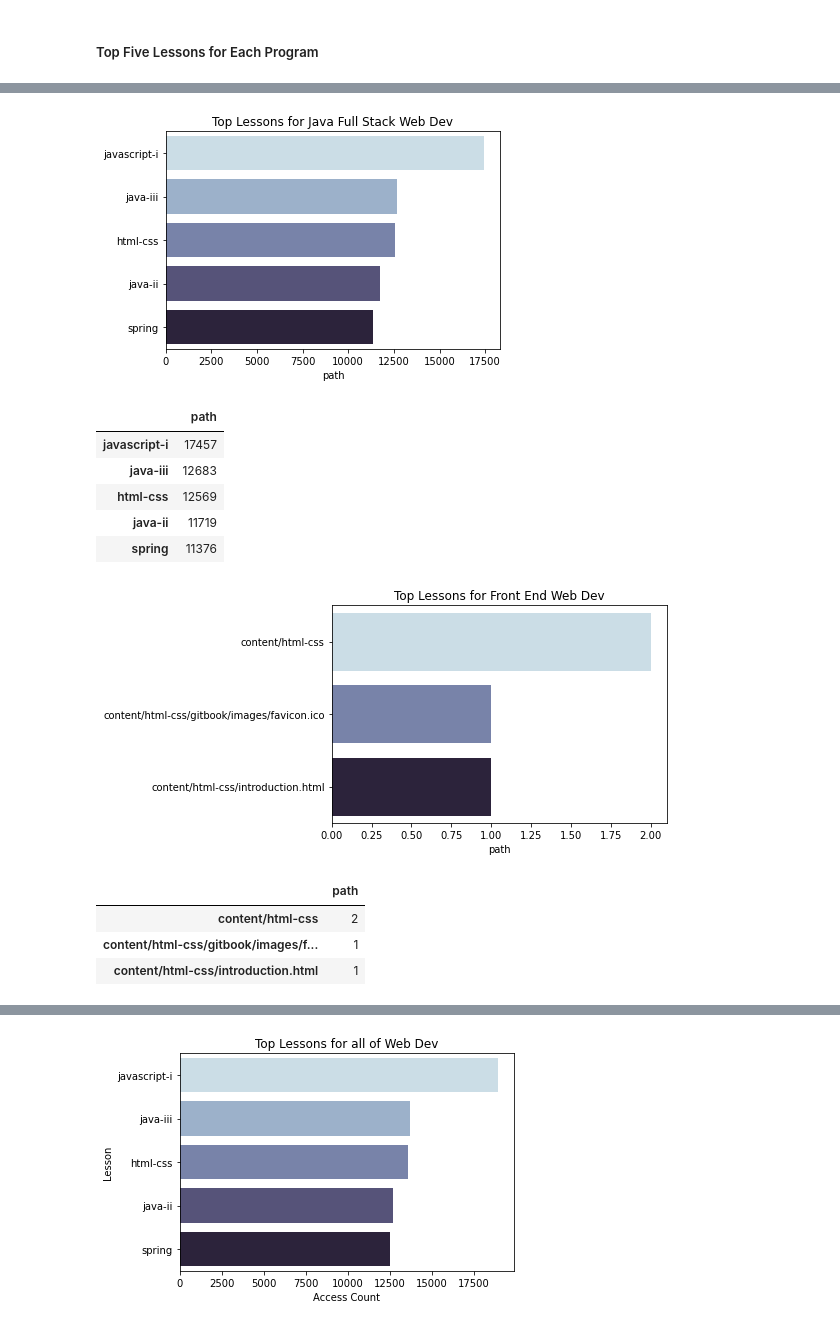
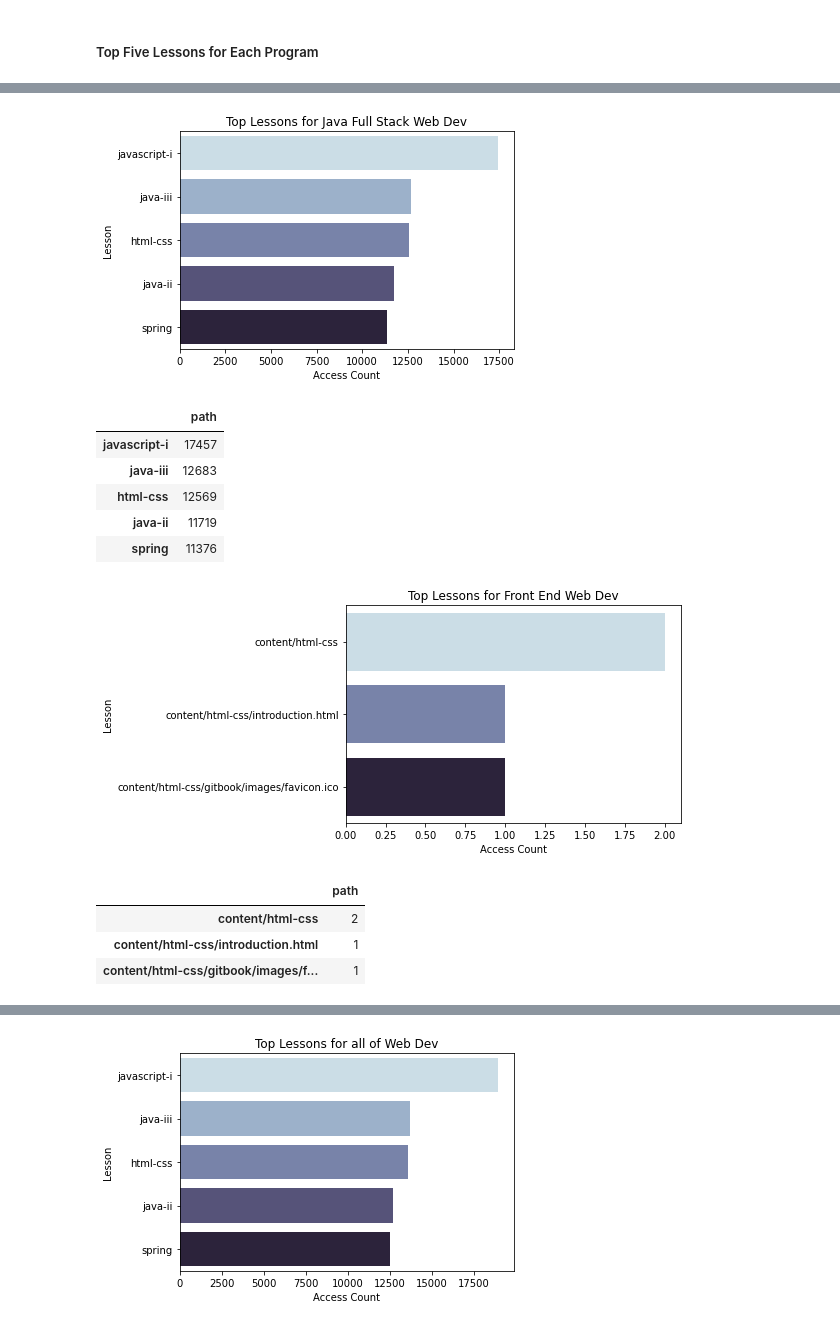
Before and after one commit to jeffakins/anomaly_detection_project, a Jupyter notebook: anomaly_detection_project.ipynb, the cells around one changed output, grey strips where cells are left out. Cells and saved outputs as stored; diff of their text form; code cells hidden in the pictures.

```diff
--- a/anomaly_detection_project.ipynb
+++ b/anomaly_detection_project.ipynb
@@ -161,14 +170,16 @@ top_course_lessons
 # %%
 # Top lessons for Java Full Stack Web Dev
 top_course_lessons = pd.DataFrame(lesson[lesson.course_subdomain == 'java'].path.value_counts().head(5))
 plt.figure(figsize=(6, 4))
 sns.barplot(data=top_course_lessons,
 x="path", y=top_course_lessons.index, palette="ch:s=.25,rot=-.25", )
 plt.title('Top Lessons for Java Full Stack Web Dev')
+plt.xlabel('Access Count')
+plt.ylabel('Lesson')
 plt.show()
 top_course_lessons
 # %% [output]
-[figure, old version]
+[figure, new version]
 |  | path |
 | javascript-i | 17457 |
 | java-iii | 12683 |
@@ -182,14 +193,16 @@ plt.figure(figsize=(6, 4))
 sns.barplot(data=top_course_lessons,
 x="path", y=top_course_lessons.index, palette="ch:s=.25,rot=-.25", )
 plt.title('Top Lessons for Front End Web Dev')
+plt.xlabel('Access Count')
+plt.ylabel('Lesson')
 plt.show()
 top_course_lessons
 # %% [output]
-[figure, old version]
+[figure, new version]
 |  | path |
 | content/html-css | 2 |
+| content/html-css/introduction.html | 1 |
 | content/html-css/gitbook/images/f... | 1 |
-| content/html-css/introduction.html | 1 |
 # %%
 # Top lessons for Data Science
 top_course_lessons = pd.DataFrame(lesson[lesson.course_subdomain == 'ds'].path.value_counts().head(5))
```
Also changed, not shown: parts of 17 cells of this notebook, 1 other file.
